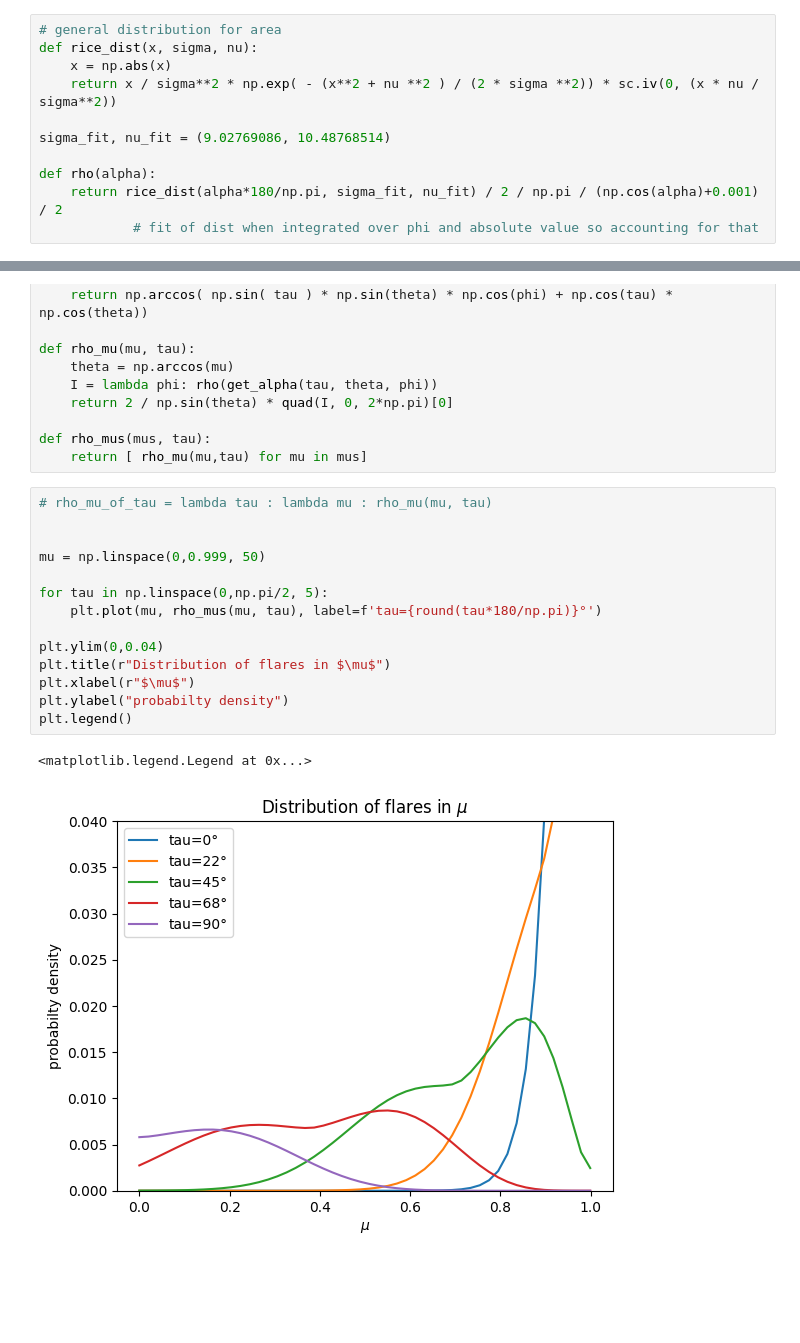
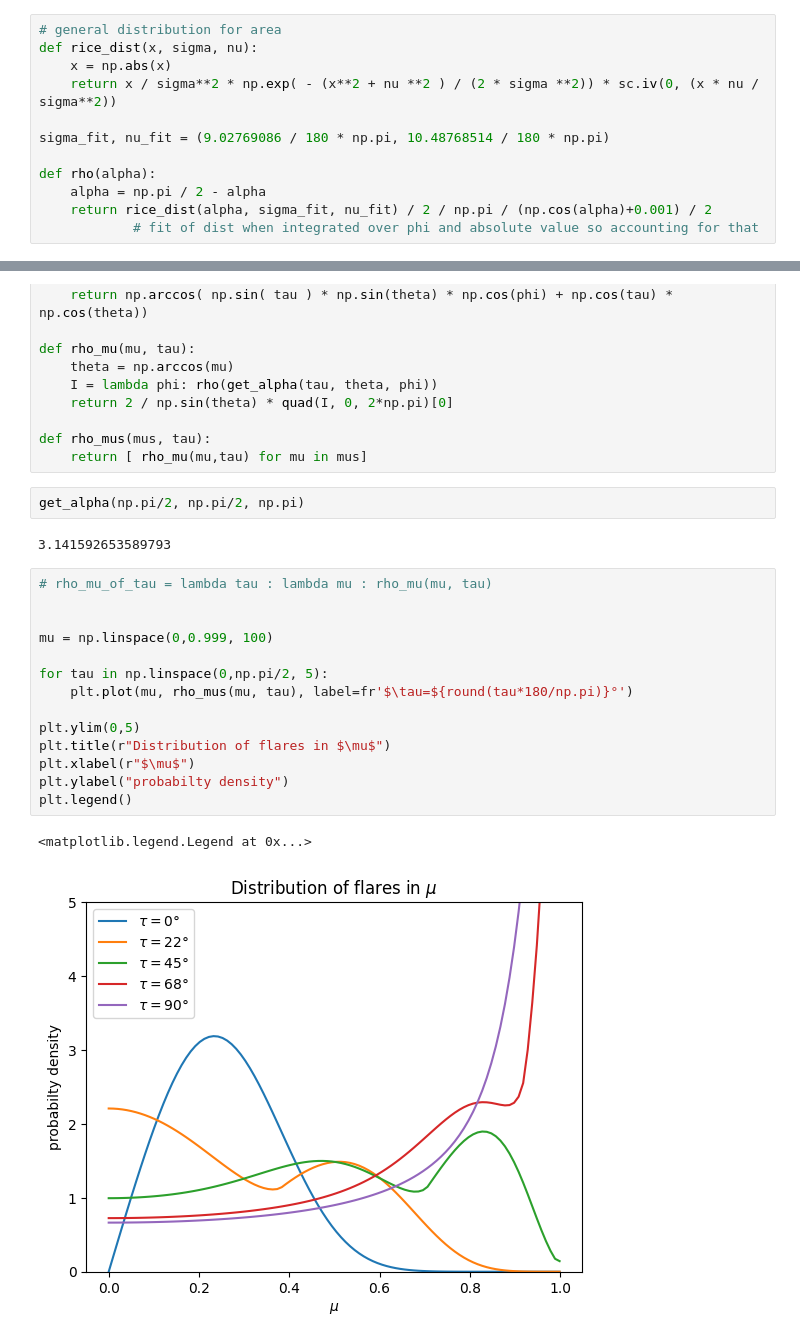
Before and after one commit to demichieldewilde/solar-flares, a Jupyter notebook: data/flare_distr/mu_dist.ipynb, the cells around one changed output, grey strips where cells are left out. Cells and saved outputs as stored; diff of their text form; blank space fills up the shorter version.

```diff
--- a/data/flare_distr/mu_dist.ipynb
+++ b/data/flare_distr/mu_dist.ipynb
@@ -10,9 +10,10 @@ def rice_dist(x, sigma, nu):
     x = np.abs(x)
     return x / sigma**2 * np.exp( - (x**2 + nu **2 ) / (2 * sigma **2)) * sc.iv(0, (x * nu / sigma**2))
 
-sigma_fit, nu_fit = (9.02769086, 10.48768514)
+sigma_fit, nu_fit = (9.02769086 / 180 * np.pi, 10.48768514 / 180 * np.pi)
 
 def rho(alpha):
-    return rice_dist(alpha*180/np.pi, sigma_fit, nu_fit) / 2 / np.pi / (np.cos(alpha)+0.001) / 2
+    alpha = np.pi / 2 - alpha
+    return rice_dist(alpha, sigma_fit, nu_fit) / 2 / np.pi / (np.cos(alpha)+0.001) / 2
             # fit of dist when integrated over phi and absolute value so accounting for that
 # %%
@@ -43,20 +44,24 @@ def rho_mu(mu, tau):
 
 def rho_mus(mus, tau):
     return [ rho_mu(mu,tau) for mu in mus]
+# %%
+get_alpha(np.pi/2, np.pi/2, np.pi)
+# %% [output]
+3.141592653589793
 # %%
 # rho_mu_of_tau = lambda tau : lambda mu : rho_mu(mu, tau)
 
 
-mu = np.linspace(0,0.999, 50)
+mu = np.linspace(0,0.999, 100)
 
 for tau in np.linspace(0,np.pi/2, 5):
-    plt.plot(mu, rho_mus(mu, tau), label=f'tau={round(tau*180/np.pi)}°')
+    plt.plot(mu, rho_mus(mu, tau), label=fr'$\tau=${round(tau*180/np.pi)}°')
 
-plt.ylim(0,0.04)
+plt.ylim(0,5)
 plt.title(r"Distribution of flares in $\mu$")
 plt.xlabel(r"$\mu$")
 plt.ylabel("probabilty density")
 plt.legend()
 # %% [output]
 <matplotlib.legend.Legend at 0x...>
-[figure, old version]
+[figure, new version]
```
Also changed, not shown: parts of 1 cell of this notebook, 1 other file.
